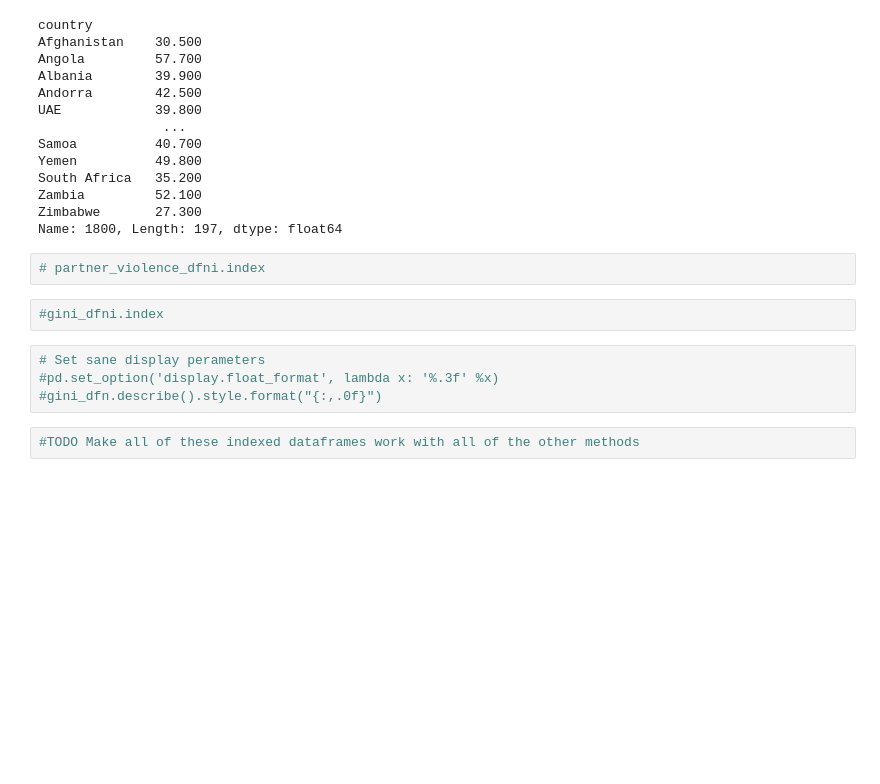
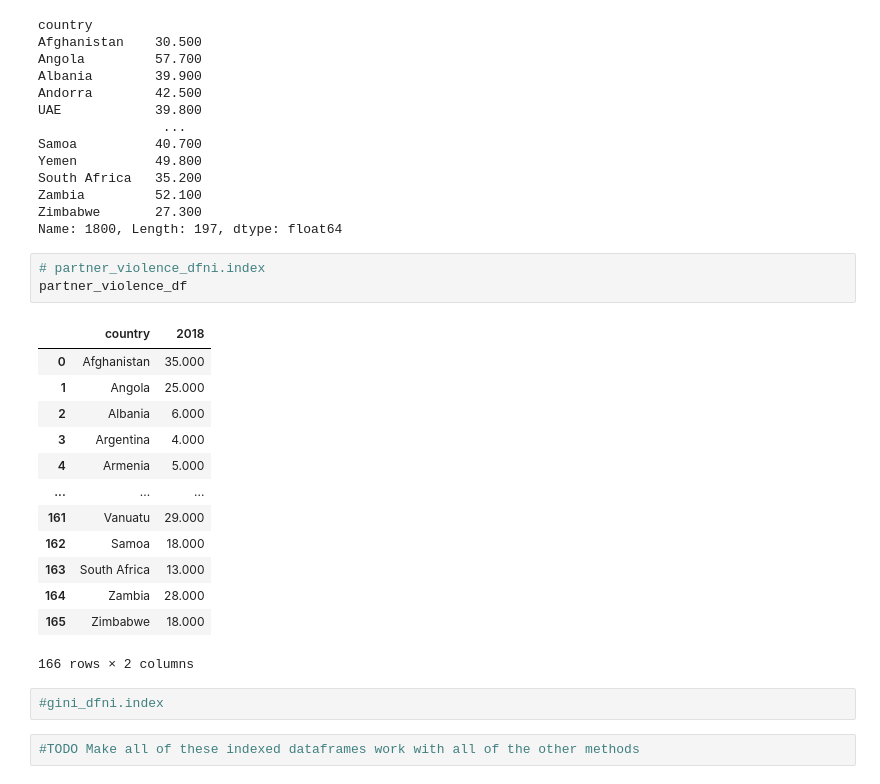
Before and after one commit to egildon/Data-and-Music, a Jupyter notebook: Porrege.ipynb, the cells around one changed output. Cells and saved outputs as stored; diff of their text form; blank space fills up the shorter version.

```diff
--- a/Porrege.ipynb
+++ b/Porrege.ipynb
@@ -66,12 +65,23 @@ Zimbabwe       27.300
 Name: 1800, Length: 197, dtype: float64
 # %%
 # partner_violence_dfni.index
+partner_violence_df
+# %% [output]
+|  | country | 2018 |
+| 0 | Afghanistan | 35.000 |
+| 1 | Angola | 25.000 |
+| 2 | Albania | 6.000 |
+| 3 | Argentina | 4.000 |
+| 4 | Armenia | 5.000 |
+| ... | ... | ... |
+| 161 | Vanuatu | 29.000 |
+| 162 | Samoa | 18.000 |
+| 163 | South Africa | 13.000 |
+| 164 | Zambia | 28.000 |
+| 165 | Zimbabwe | 18.000 |
+166 rows × 2 columns
 # %%
 #gini_dfni.index
-# %%
-# Set sane display perameters
-#pd.set_option('display.float_format', lambda x: '%.3f' %x)
-#gini_dfn.describe().style.format("{:,.0f}")
 # %%
 #TODO Make all of these indexed dataframes work with all of the other methods
 # %%
```
Also changed, not shown: parts of 10 cells of this notebook.
